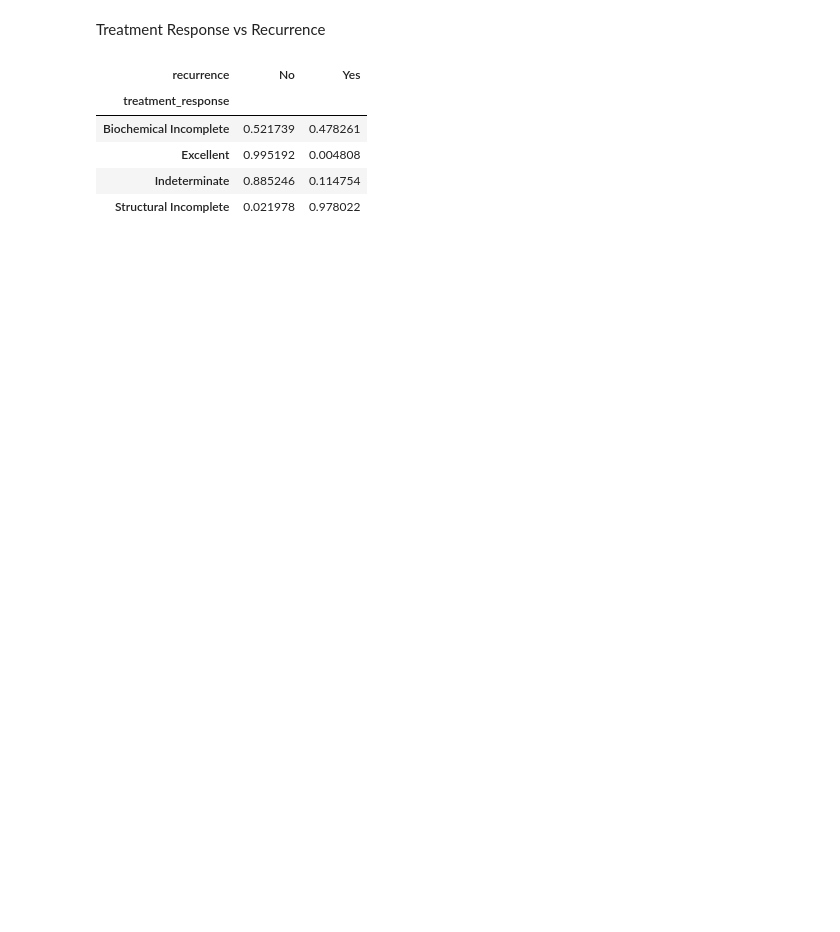
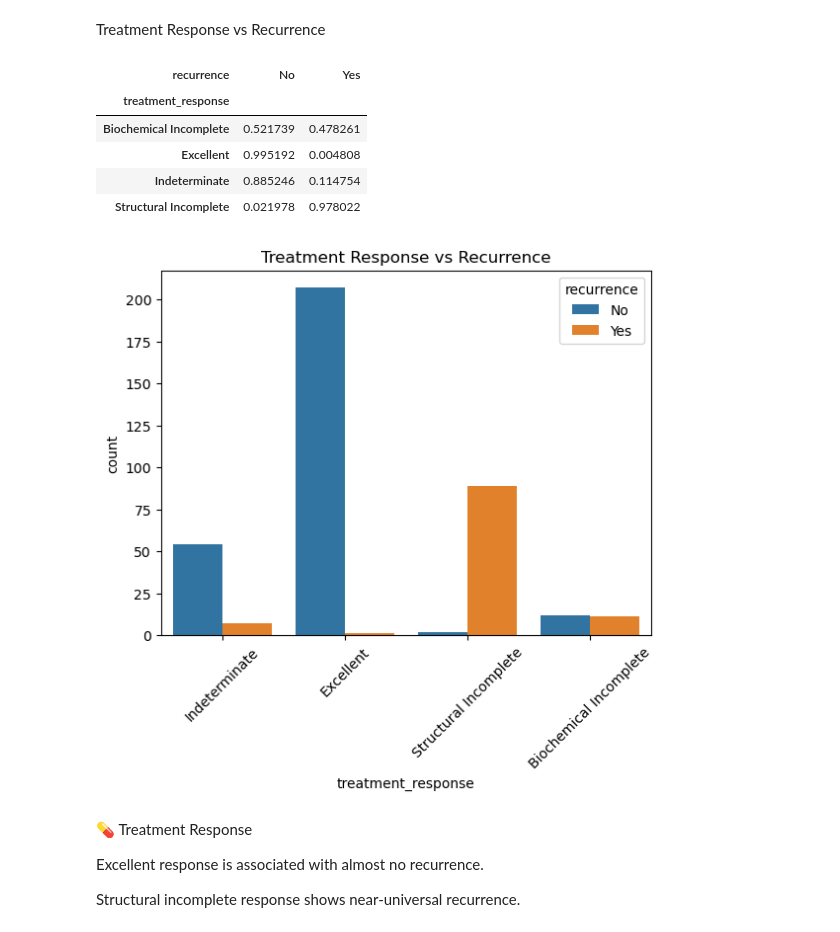
Before and after one commit to hassanh7n/thyroid_disease, a Jupyter notebook: notebooks/Thyroid_Disease.ipynb, the cells around one changed output. Drawn from its saved outputs; the diff is of its cells as text; code cells hidden in the pictures; blank space fills up the shorter version.

```diff
--- a/notebooks/Thyroid_Disease.ipynb
+++ b/notebooks/Thyroid_Disease.ipynb
@@ -268,3 +368,16 @@ pd.crosstab(df['treatment_response'], df['recurrence'], normalize='index')
 | Excellent | 0.995192 | 0.004808 |
 | Indeterminate | 0.885246 | 0.114754 |
 | Structural Incomplete | 0.021978 | 0.978022 |
+# %%
+sns.countplot(x='treatment_response', hue='recurrence', data=df)
+plt.title("Treatment Response vs Recurrence")
+plt.xticks(rotation=45)
+plt.show()
+# %% [output]
+[figure, added]
+# %% [markdown]
+💊 Treatment Response
+
+Excellent response is associated with almost no recurrence.
+
+Structural incomplete response shows near-universal recurrence.
```
Also changed, not shown: parts of 14 cells of this notebook.
